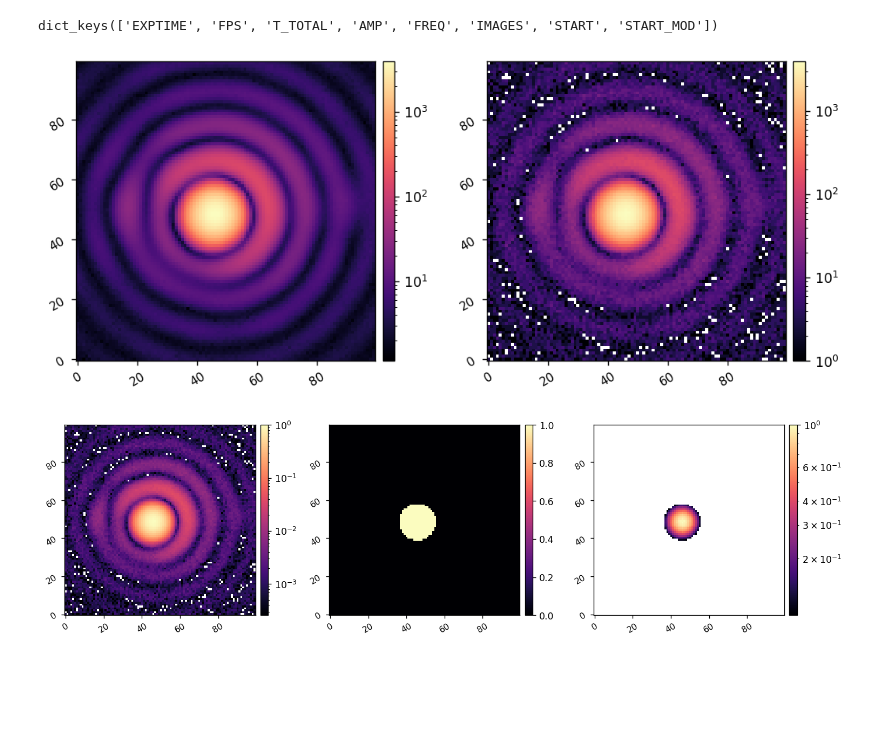
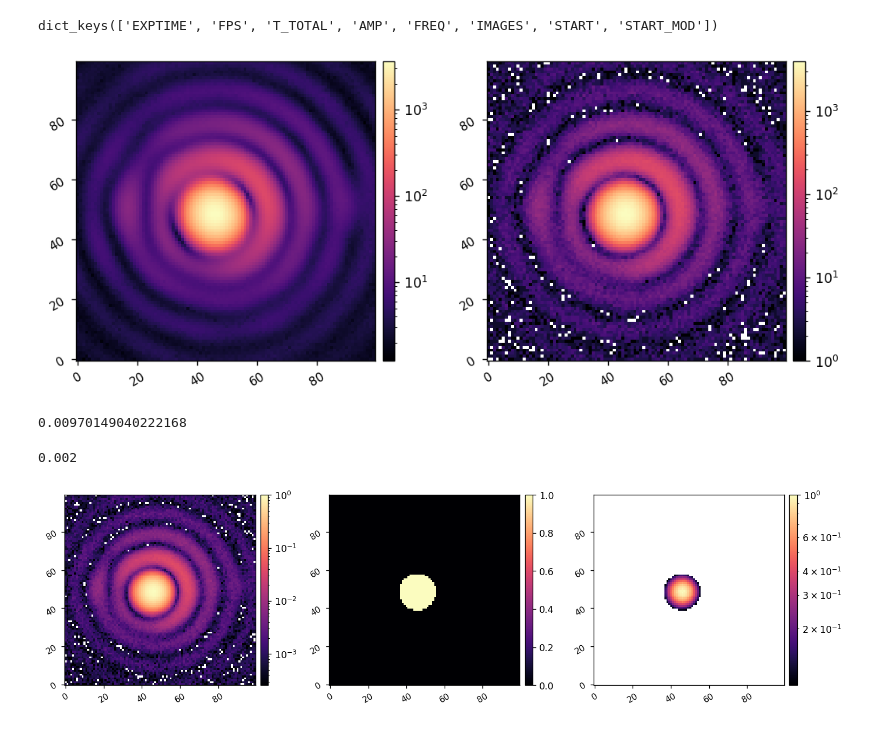
Before and after one commit to nick-lambert/fsm-exps, a Jupyter notebook: record_sin_modulation.ipynb, the cells around one changed output. Cells and saved outputs as stored; diff of their text form; code cells hidden in the pictures; blank space fills up the shorter version.

```diff
--- a/record_sin_modulation.ipynb
+++ b/record_sin_modulation.ipynb
@@ -200,19 +200,27 @@ data.keys()
 # %% [output]
 dict_keys(['EXPTIME', 'FPS', 'T_TOTAL', 'AMP', 'FREQ', 'IMAGES', 'START', 'START_MOD'])
 # %%
-data = utils.load_pickle(f'data/sin-mod/{20241210}_sin_mod.pkl')
+# data = utils.load_pickle(f'data/sin-mod/{20241210}_sin_mod.pkl')
 # data = utils.load_pickle(f'data/sin-mod/{20241210}_sin_mod_2.pkl')
-# data = utils.load_pickle(f'data/sin-mod/{20241210}_sin_mod_3.pkl')
+data = utils.load_pickle(f'data/sin-mod/{20241210}_sin_mod_3.pkl')
 ims = data['IMAGES']
 
 N = ims.shape[0]
 fps = data['FPS']
 times = np.linspace(0, data['T_TOTAL'], N)
 
 mean_frame = np.mean(ims, axis=0)
 imshow2(mean_frame, ims[0], lognorm=True)
 # %% [output]
-[figure, old version]
+[figure, new version]
+# %%
+data['START'] - data['START_MOD']
+# %% [output]
+0.00970149040222168
+# %%
+1/500
+# %% [output]
+0.002
 # %%
 thresh = 0.1
 
```
Also changed, not shown: 3 other files.
